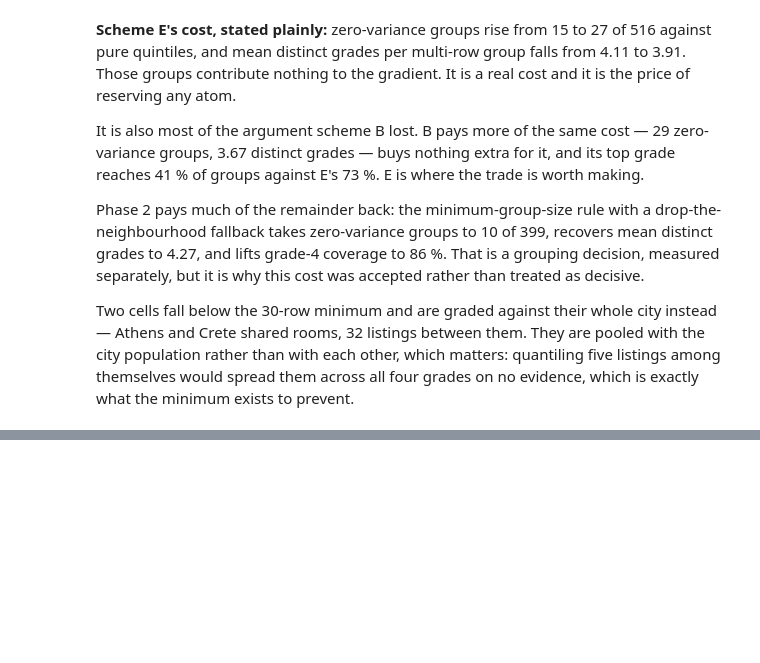
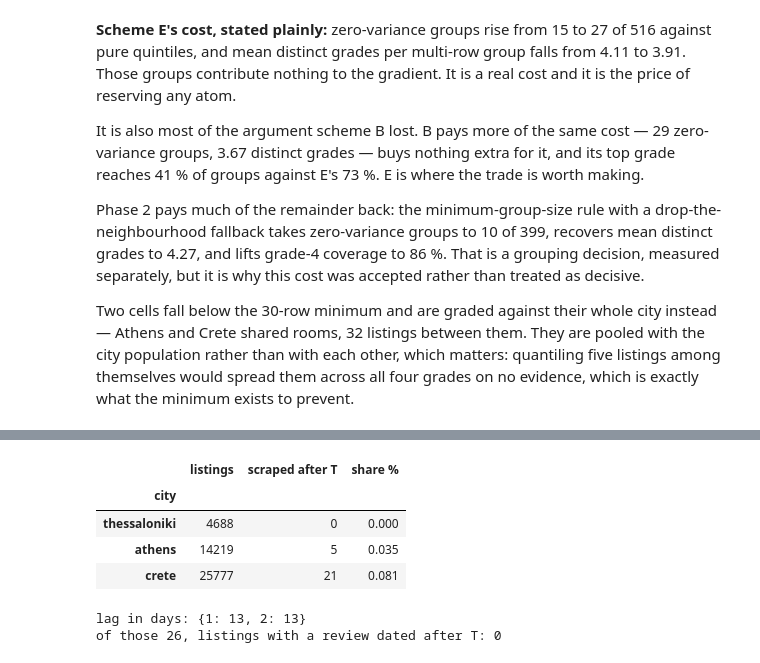
Before and after one commit to ntinasf/rental-ranking, a Jupyter notebook: notebooks/02_label_validation.ipynb, the cells around one changed output, grey strips where cells are left out. Saved outputs shown, nothing was run; the diff lists cells and outputs as text; code cells hidden in the pictures; blank space fills up the shorter version.

```diff
--- a/notebooks/02_label_validation.ipynb
+++ b/notebooks/02_label_validation.ipynb
@@ -1096,0 +1113,30 @@ across all four grades on no evidence, which is exactly what the minimum exists
+# %%
+ranked["scrape_lag_days"] = (ranked["scrape_date"] - ranked["T"]).dt.days
+breached = ranked[ranked["scrape_lag_days"] > 0]
+
+display(
+    pd.DataFrame(
+        {
+            "listings": ranked.groupby("city").size(),
+            "scraped after T": breached.groupby("city").size(),
+        }
+    )
+    .reindex(CITIES)
+    .fillna(0)
+    .astype(int)
+    .assign(**{"share %": lambda d: (d["scraped after T"] / d["listings"] * 100).round(3)})
+)
+
+print(f"lag in days: {breached['scrape_lag_days'].value_counts().sort_index().to_dict()}")
+print(
+    f"of those {len(breached)}, listings with a review dated after T: "
+    f"{int((breached['last_review'] > breached['T']).sum())}"
+)
+# %% [output]
+|  | listings | scraped after T | share % |
+| city |  |  |  |
+| thessaloniki | 4688 | 0 | 0.000 |
+| athens | 14219 | 5 | 0.035 |
+| crete | 25777 | 21 | 0.081 |
+lag in days: {1: 13, 2: 13}
+of those 26, listings with a review dated after T: 0
```
Also changed, not shown: parts of 4 cells of this notebook, 3 other files.
